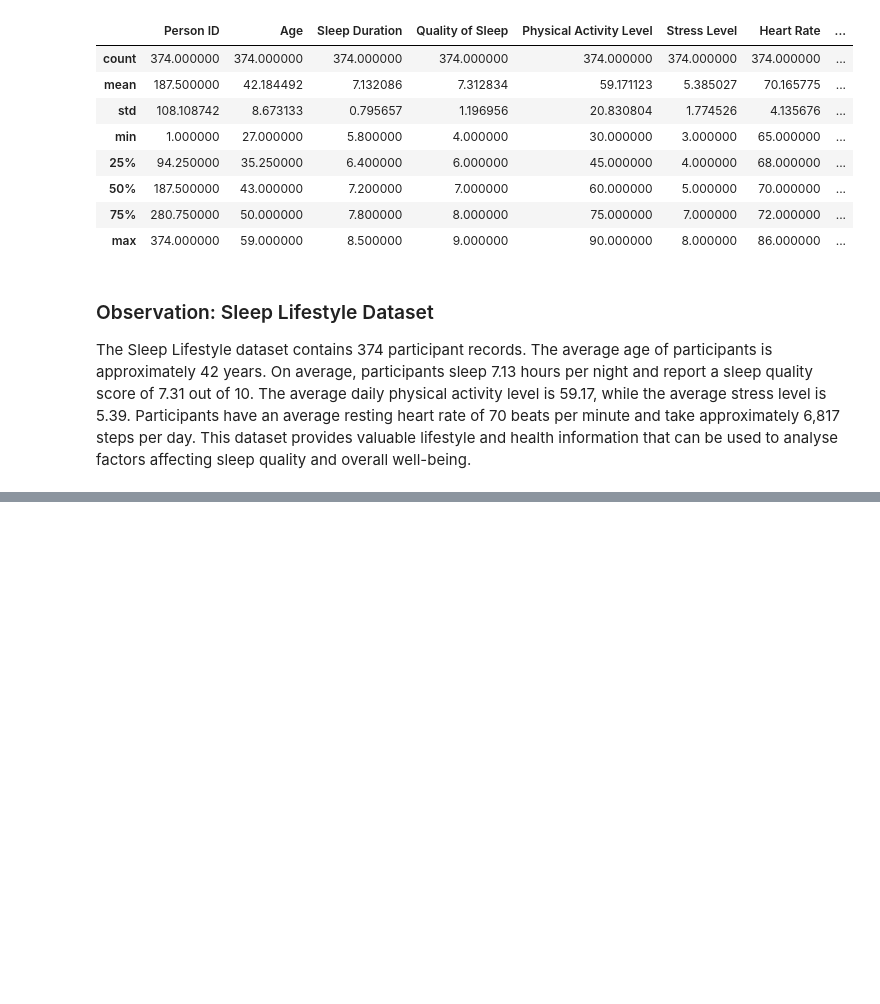
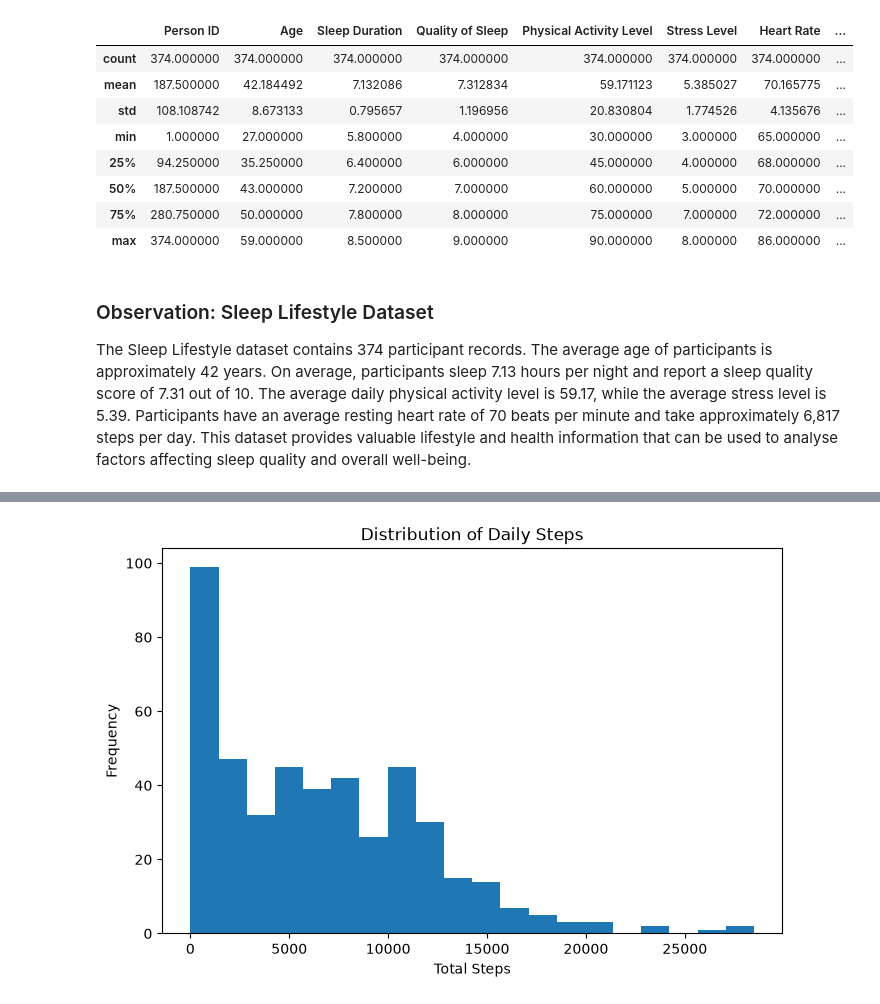
Before and after one commit to sonapulickal23-stack/predictive-mental-wellness-burnout-detection, a Jupyter notebook: EDA.ipynb, the cells around one changed output, grey strips where cells are left out. Saved outputs shown, nothing was run; the diff lists cells and outputs as text; code cells hidden in the pictures; blank space fills up the shorter version.

Commit message:
Completed data integration and feature engineering

```diff
--- a/EDA.ipynb
+++ b/EDA.ipynb
@@ -247,0 +251,6 @@ The Sleep Lifestyle dataset contains 374 participant records. The average age of
+# %%
+daily_activity = pd.read_csv("data/raw/dailyActivity_merged.csv")
+sleep_day = pd.read_csv("data/raw/sleepDay_merged.csv")
+heart_rate = pd.read_csv("data/raw/heartrate_seconds_merged.csv")
+weight = pd.read_csv("data/raw/weightLogInfo_merged.csv")
+sleep_lifestyle = pd.read_csv("data/raw/Sleep_health_and_lifestyle_dataset.csv")
@@ -247,0 +266,11 @@ The Sleep Lifestyle dataset contains 374 participant records. The average age of
+# %%
+plt.figure(figsize=(8,5))
+plt.hist(daily_activity["TotalSteps"], bins=20)
+
+plt.title("Distribution of Daily Steps")
+plt.xlabel("Total Steps")
+plt.ylabel("Frequency")
+
+plt.show()
+# %% [output]
+[figure, added]
```
Also changed, not shown: parts of 37 cells of this notebook, 6 other files.
